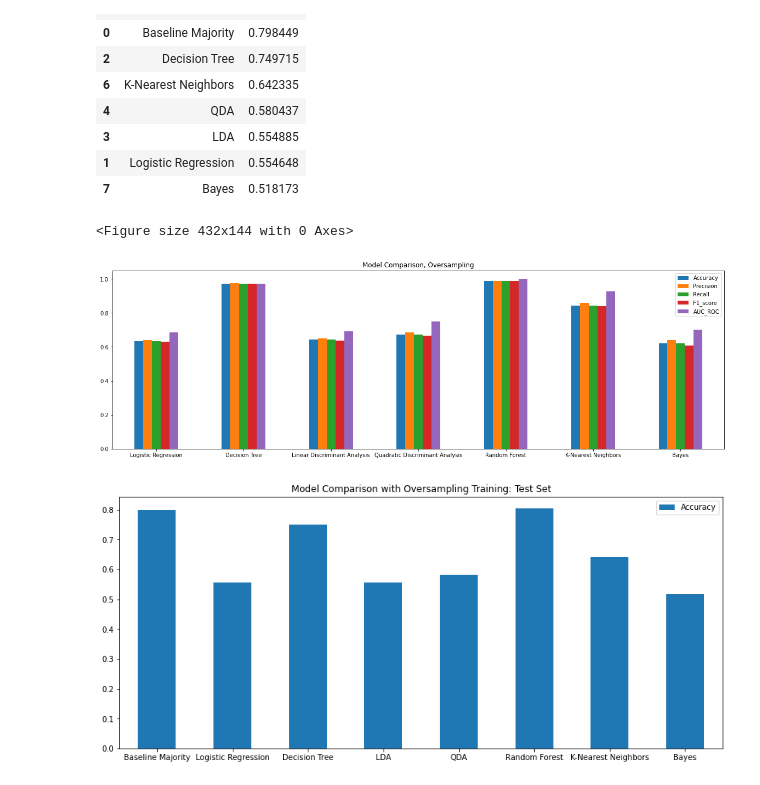
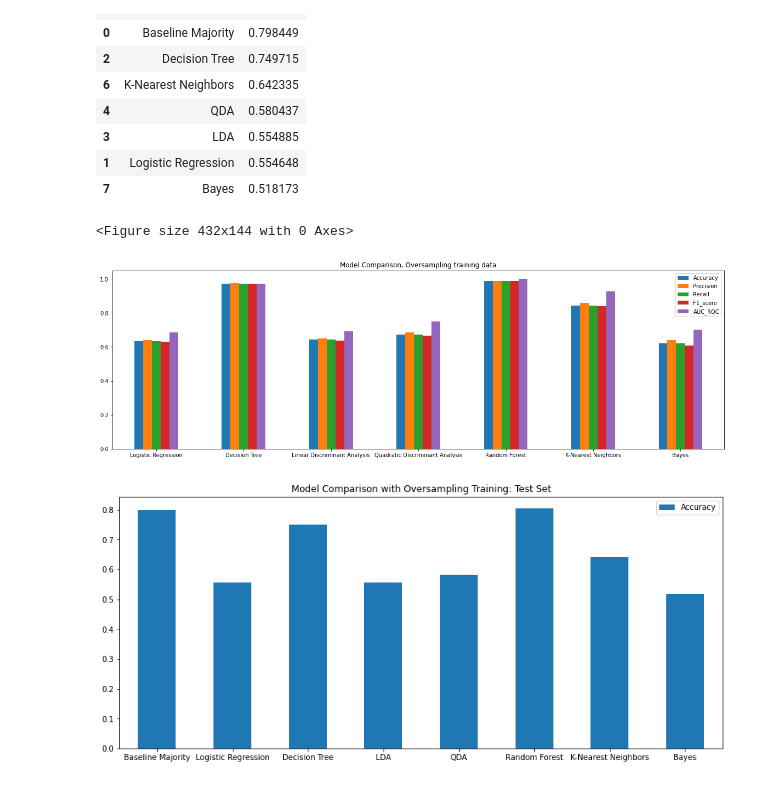
Before and after one commit to 6shun/aviation-thunder, a Jupyter notebook: notebooks/classification.ipynb, the cells around one changed output. Saved outputs shown, nothing was run; the diff lists cells and outputs as text; code cells hidden in the pictures.

```diff
--- a/notebooks/classification.ipynb
+++ b/notebooks/classification.ipynb
@@ -125,7 +125,7 @@ from sklearn.metrics import multilabel_confusion_matrix
 LR = LogisticRegression()
 
 scoring = ['accuracy', 'precision_macro', 'recall_macro' , 'f1_weighted', 'roc_auc']
-scores = cross_validate(LR, X_train, y_train, scoring=scoring, cv=20)
+scores = cross_validate(LR, X_train, y_train, scoring=scoring, cv=5)
 
 sorted(scores.keys())
 LR_fit_time = scores['fit_time'].mean()
@@ -418,13 +418,13 @@ models_correlation_test.sort_values(by='Accuracy', ascending=False)
 # %%
 models_correlation_plot = models_correlation[['Model','Accuracy','Precision','Recall','F1_score','AUC_ROC']]
 
 plt.figure(figsize=(6, 2))
 ax = models_correlation_plot.plot.bar(rot=0,figsize=(20, 6))
 ax.set_xticklabels(models_correlation_plot.Model)
-ax = plt.title('Model Comparison, Oversampling')
+ax = plt.title('Model Comparison, Oversampling training data')
 # %% [output]
 <Figure size 432x144 with 0 Axes>
-[figure, old version]
+[figure, new version]
 # %%
 models_correlation_test
 
```
Also changed, not shown: parts of 10 cells of this notebook, 1 other file.
